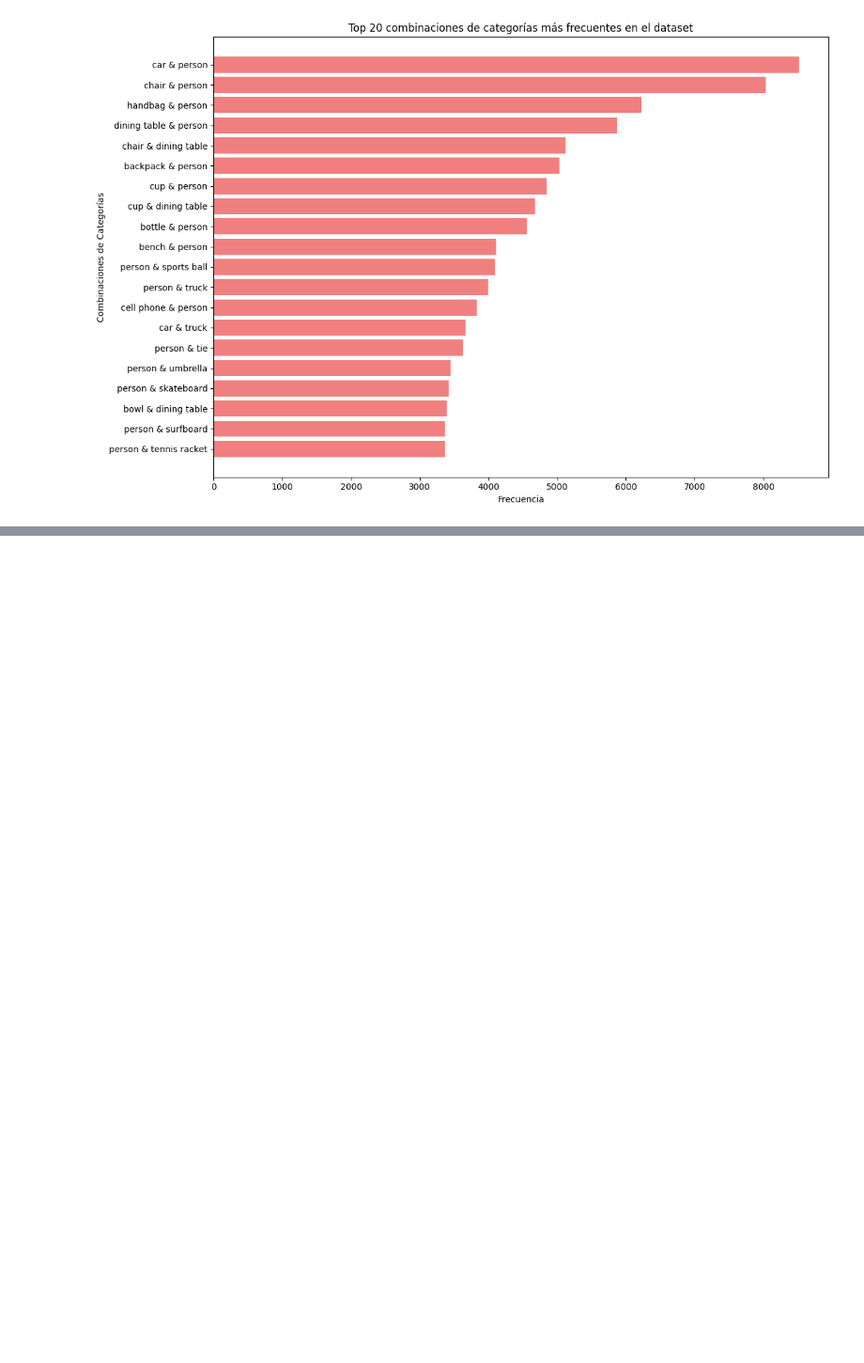
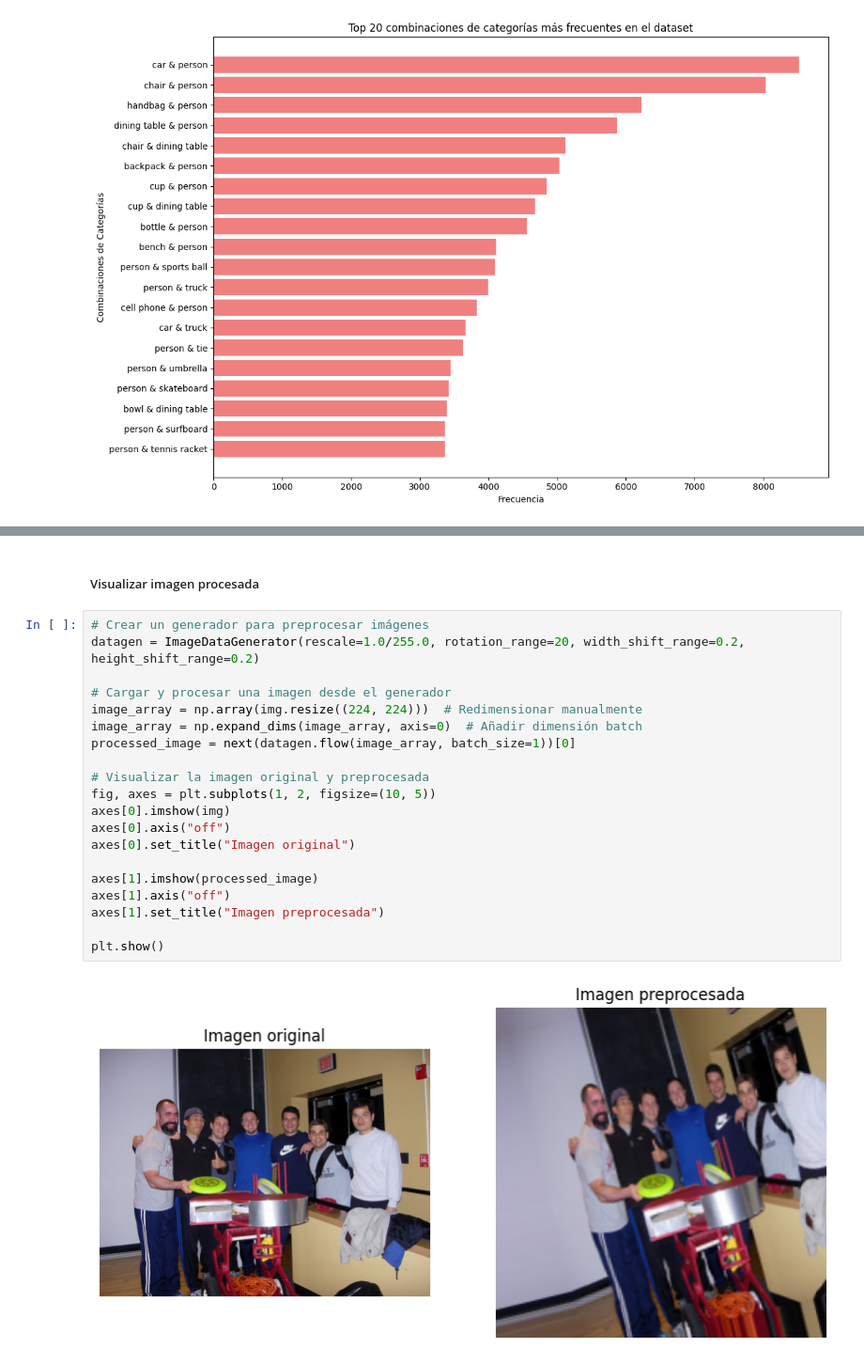
Before and after one commit to Jonnathan23/ia-clasificacion-imagenes, a Jupyter notebook: funcion_imagenes.ipynb, the cells around one changed output, grey strips where cells are left out. Shown at 94% size. Saved outputs shown, nothing was run; the diff lists cells and outputs as text; blank space fills up the shorter version.

```diff
--- a/funcion_imagenes.ipynb
+++ b/funcion_imagenes.ipynb
@@ -242,0 +377,24 @@ plt.show()
+# %% [markdown]
+<h5>Visualizar imagen procesada</h5>
+# %%
+# Crear un generador para preprocesar imágenes
+datagen = ImageDataGenerator(rescale=1.0/255.0, rotation_range=20, width_shift_range=0.2, height_shift_range=0.2)
+
+# Cargar y procesar una imagen desde el generador
+image_array = np.array(img.resize((224, 224)))  # Redimensionar manualmente
+image_array = np.expand_dims(image_array, axis=0)  # Añadir dimensión batch
+processed_image = next(datagen.flow(image_array, batch_size=1))[0]
+
+# Visualizar la imagen original y preprocesada
+fig, axes = plt.subplots(1, 2, figsize=(10, 5))
+axes[0].imshow(img)
+axes[0].axis("off")
+axes[0].set_title("Imagen original")
+
+axes[1].imshow(processed_image)
+axes[1].axis("off")
+axes[1].set_title("Imagen preprocesada")
+
+plt.show()
+# %% [output]
+[figure, added]
```
Also changed, not shown: parts of 18 cells of this notebook, 1 other file.
